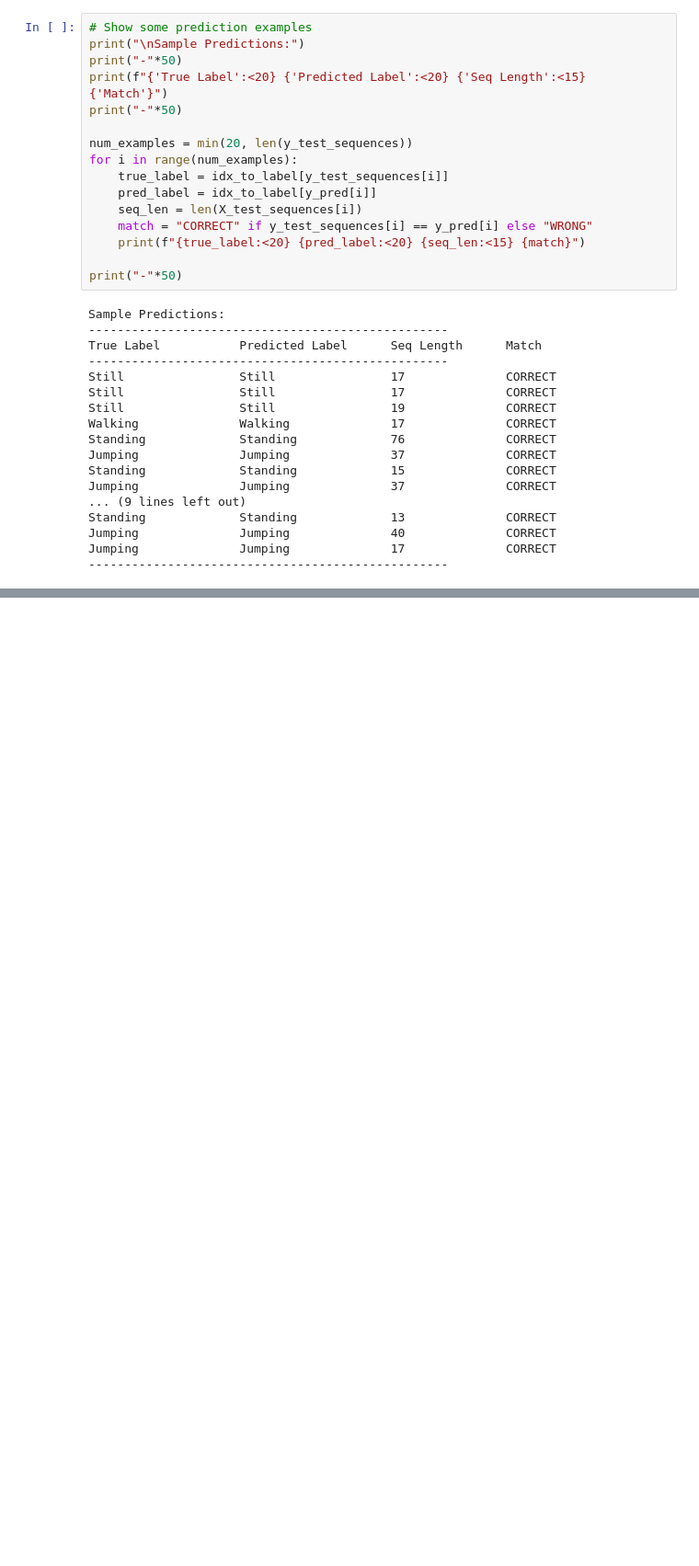
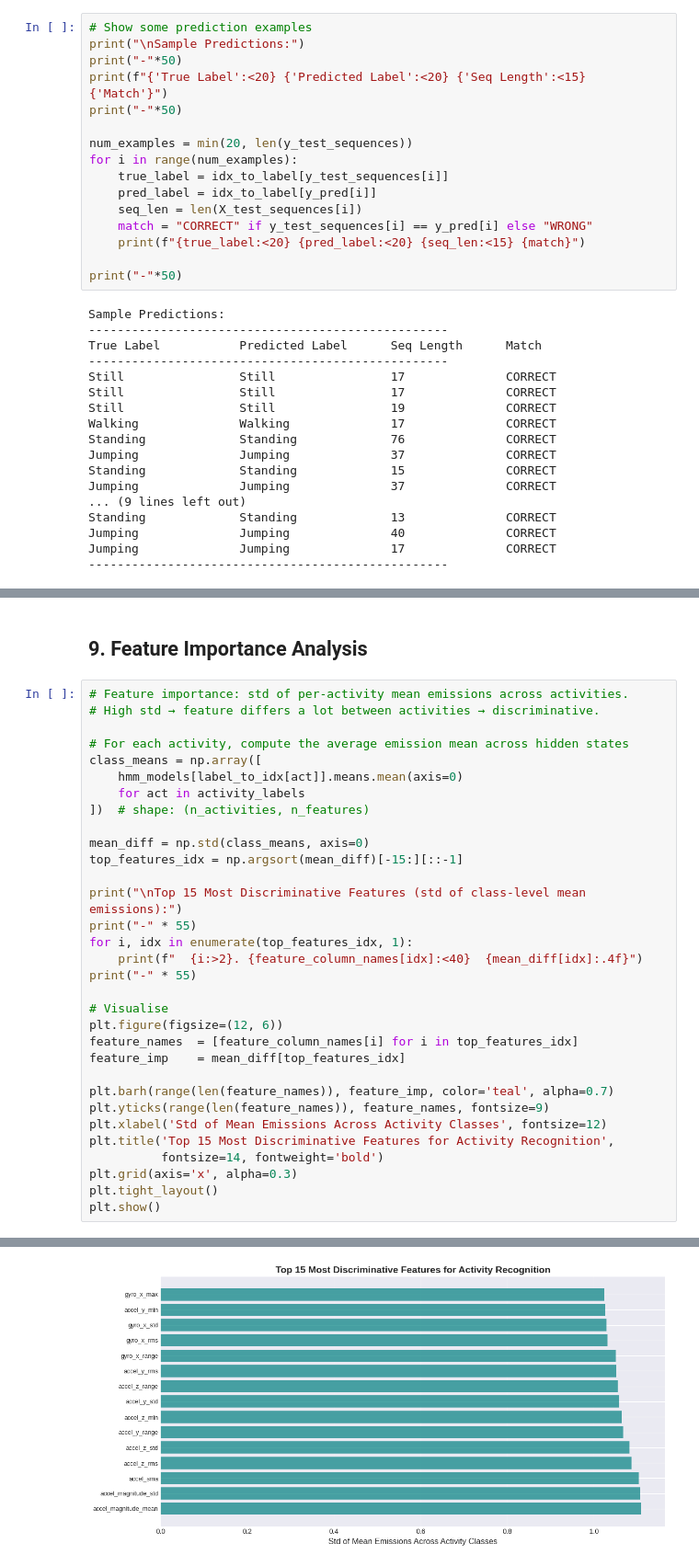
Before and after one commit to twizelissa/Hidden-Markov-Models, a Jupyter notebook: HMM_Activity_Recognition.ipynb, the cells around one changed output, grey strips where cells are left out. Shown at 92% size. Cells and saved outputs as stored; diff of their text form; blank space fills up the shorter version.

```diff
--- a/HMM_Activity_Recognition.ipynb
+++ b/HMM_Activity_Recognition.ipynb
@@ -1301,0 +1375,35 @@ Jumping              Jumping              17              CORRECT
+# %% [markdown]
+## 9. Feature Importance Analysis
+# %%
+# Feature importance: std of per-activity mean emissions across activities.
+# High std → feature differs a lot between activities → discriminative.
+
+# For each activity, compute the average emission mean across hidden states
+class_means = np.array([
+    hmm_models[label_to_idx[act]].means.mean(axis=0)
+    for act in activity_labels
+])  # shape: (n_activities, n_features)
+
+mean_diff = np.std(class_means, axis=0)
+top_features_idx = np.argsort(mean_diff)[-15:][::-1]
+
+print("\nTop 15 Most Discriminative Features (std of class-level mean emissions):")
+print("-" * 55)
+for i, idx in enumerate(top_features_idx, 1):
+    print(f"  {i:>2}. {feature_column_names[idx]:<40}  {mean_diff[idx]:.4f}")
+print("-" * 55)
+
+# Visualise
+plt.figure(figsize=(12, 6))
+feature_names  = [feature_column_names[i] for i in top_features_idx]
+feature_imp    = mean_diff[top_features_idx]
+
+plt.barh(range(len(feature_names)), feature_imp, color='teal', alpha=0.7)
+plt.yticks(range(len(feature_names)), feature_names, fontsize=9)
+plt.xlabel('Std of Mean Emissions Across Activity Classes', fontsize=12)
+plt.title('Top 15 Most Discriminative Features for Activity Recognition',
+          fontsize=14, fontweight='bold')
+plt.grid(axis='x', alpha=0.3)
+plt.tight_layout()
+plt.show()
+# %% [output]
@@ -1301,0 +1428 @@ Jumping              Jumping              17              CORRECT
+[figure, added]
```
Also changed, not shown: parts of 5 cells of this notebook.
